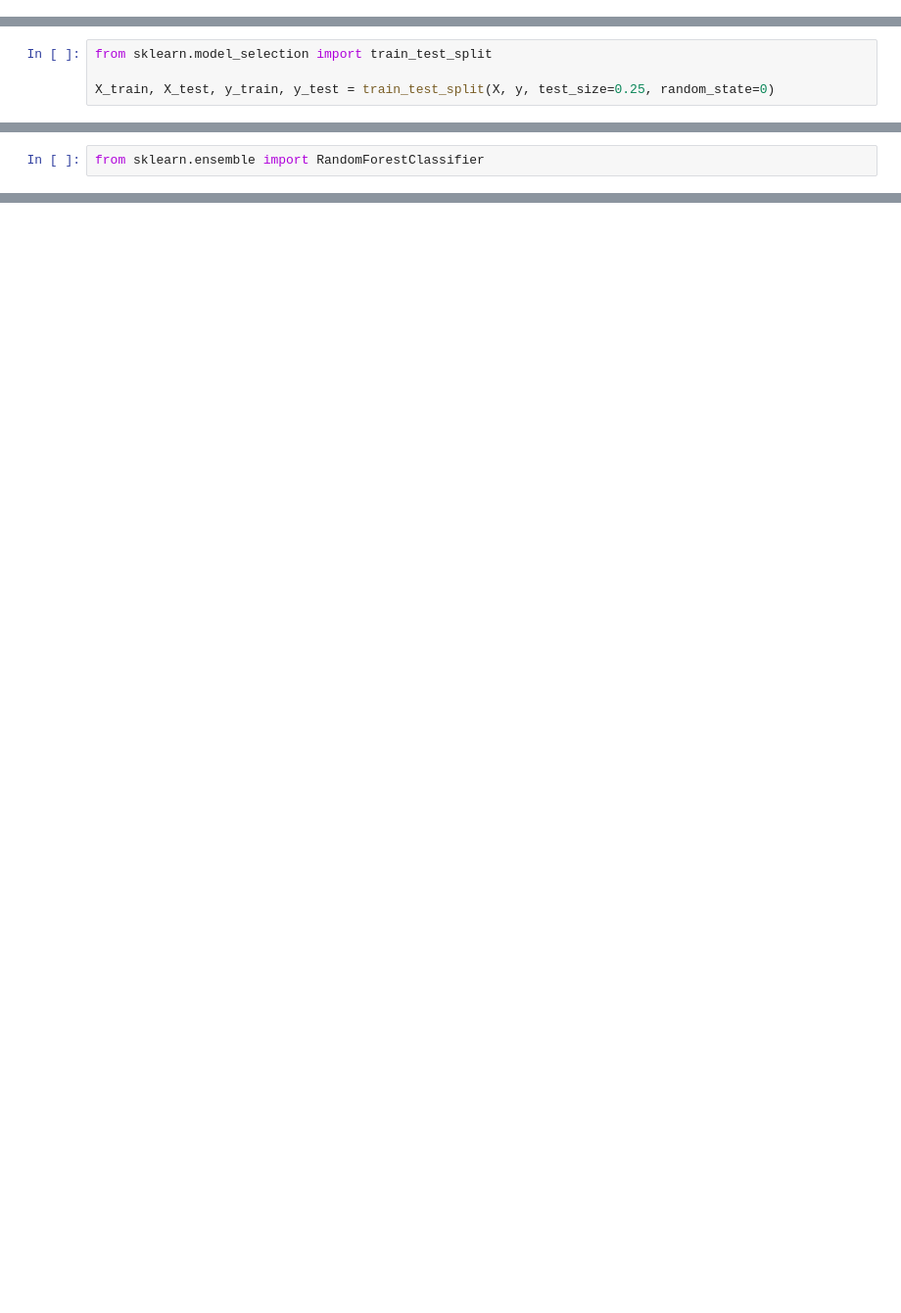
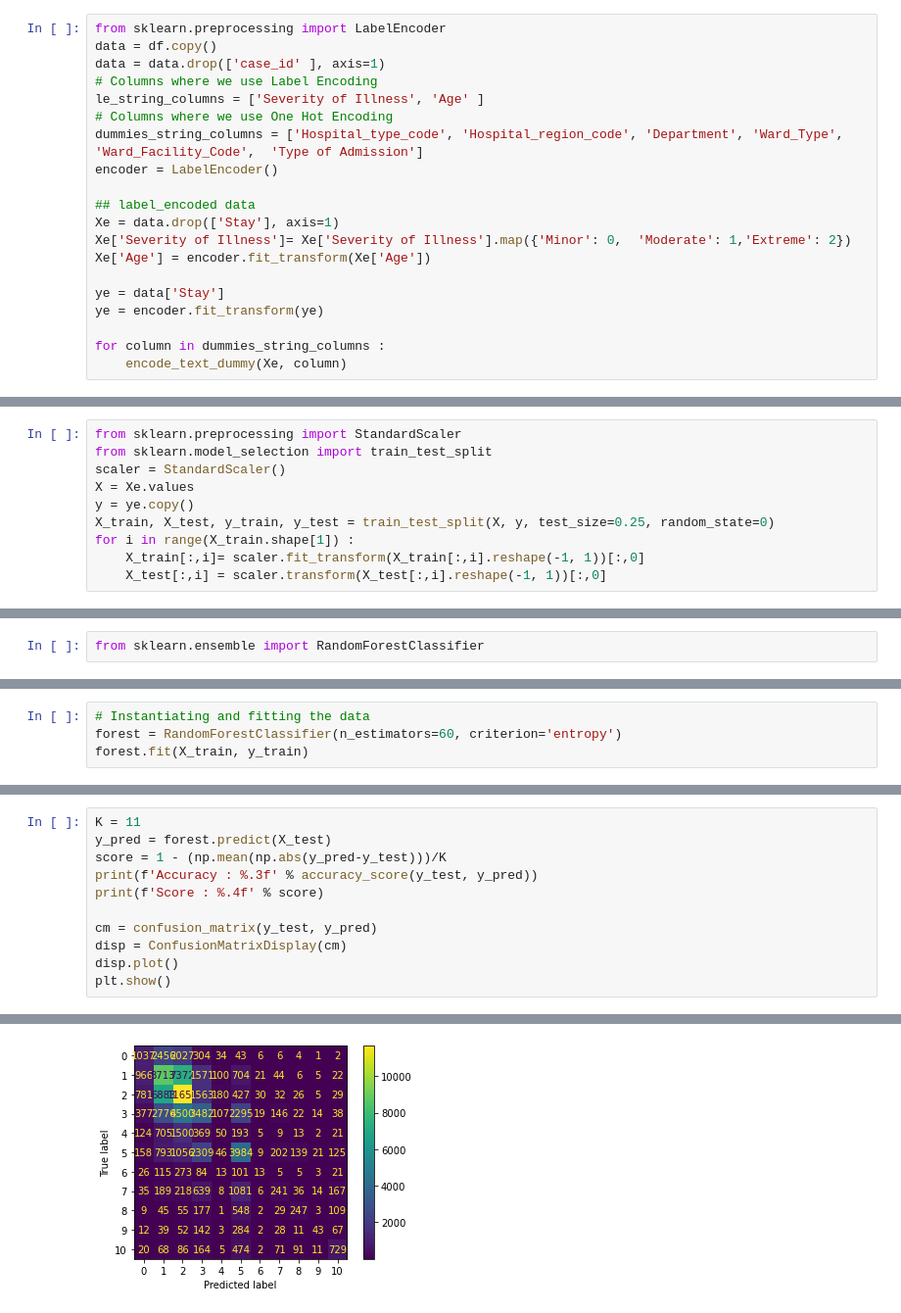
Before and after one commit to Baraa42/Elalami-Skakova-INM701-Coursework, a Jupyter notebook: 7- Reducing features and feature engineering.ipynb, the cells around one changed output, grey strips where cells are left out. Shown at 98% size. Cells and saved outputs as stored; diff of their text form; blank space fills up the shorter version.

```diff
--- a/7- Reducing features and feature engineering.ipynb
+++ b/7- Reducing features and feature engineering.ipynb
@@ -45 +97,21 @@ df = pd.read_csv("healthcare/train_data.csv", na_values=['NA', '?'])
+# %%
+from sklearn.preprocessing import LabelEncoder
+data = df.copy()
+data = data.drop(['case_id' ], axis=1)
+# Columns where we use Label Encoding
+le_string_columns = ['Severity of Illness', 'Age' ]
+# Columns where we use One Hot Encoding
+dummies_string_columns = ['Hospital_type_code', 'Hospital_region_code', 'Department', 'Ward_Type', 'Ward_Facility_Code',  'Type of Admission']
+encoder = LabelEncoder()
+
+## label_encoded data
+Xe = data.drop(['Stay'], axis=1)
+Xe['Severity of Illness']= Xe['Severity of Illness'].map({'Minor': 0,  'Moderate': 1,'Extreme': 2})
+Xe['Age'] = encoder.fit_transform(Xe['Age'])
+
+ye = data['Stay']
+ye = encoder.fit_transform(ye)
+
+for column in dummies_string_columns :
+    encode_text_dummy(Xe, column)
 # %% [markdown]
@@ -63,4 +119,10 @@ y = encoder.fit_transform(y)
 # %%
+from sklearn.preprocessing import StandardScaler
 from sklearn.model_selection import train_test_split
-
+scaler = StandardScaler()
+X = Xe.values
+y = ye.copy()
 X_train, X_test, y_train, y_test = train_test_split(X, y, test_size=0.25, random_state=0)
+for i in range(X_train.shape[1]) :
+    X_train[:,i]= scaler.fit_transform(X_train[:,i].reshape(-1, 1))[:,0]
+    X_test[:,i] = scaler.transform(X_test[:,i].reshape(-1, 1))[:,0]
@@ -140,0 +137,4 @@ We have the same issue where the classifier over predicts cat 2 and under predic
+# %%
+# Instantiating and fitting the data
+forest = RandomForestClassifier(n_estimators=60, criterion='entropy')
+forest.fit(X_train, y_train)
@@ -140,0 +143,12 @@ We have the same issue where the classifier over predicts cat 2 and under predic
+# %%
+K = 11
+y_pred = forest.predict(X_test)
+score = 1 - (np.mean(np.abs(y_pred-y_test)))/K
+print(f'Accuracy : %.3f' % accuracy_score(y_test, y_pred))
+print(f'Score : %.4f' % score)
+
+cm = confusion_matrix(y_test, y_pred)
+disp = ConfusionMatrixDisplay(cm)
+disp.plot()
+plt.show()
+# %% [output]
@@ -140,0 +157 @@ We have the same issue where the classifier over predicts cat 2 and under predic
+[figure, added]
```
Also changed, not shown: parts of 245 cells of this notebook, 4 other files.
